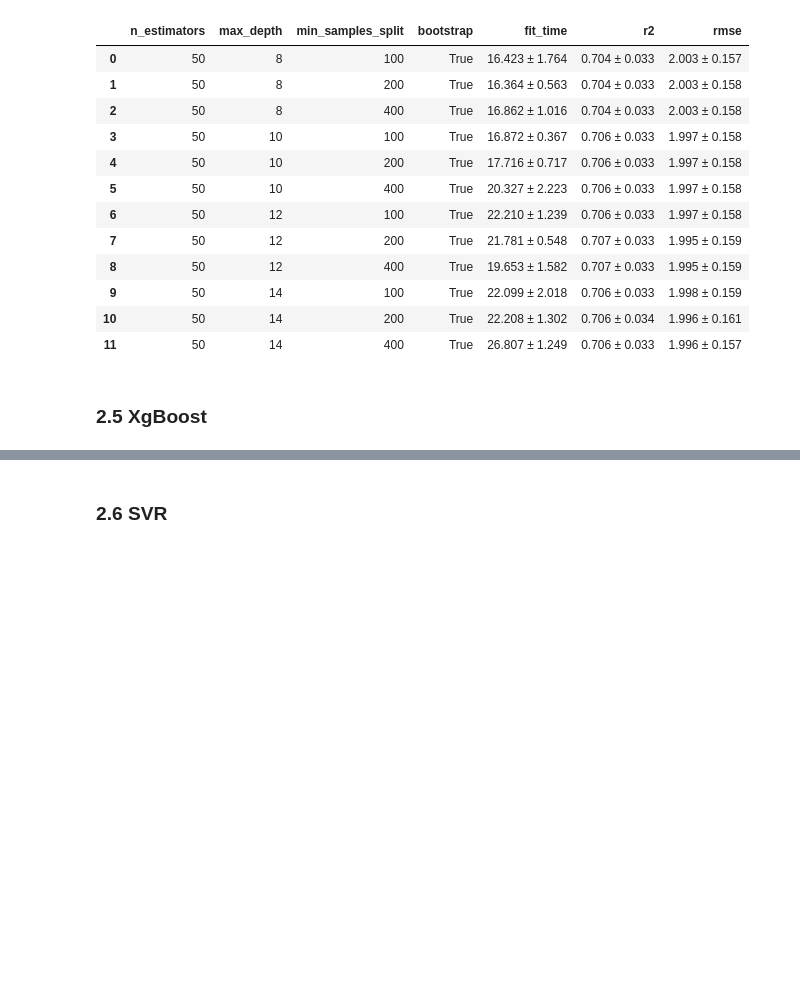
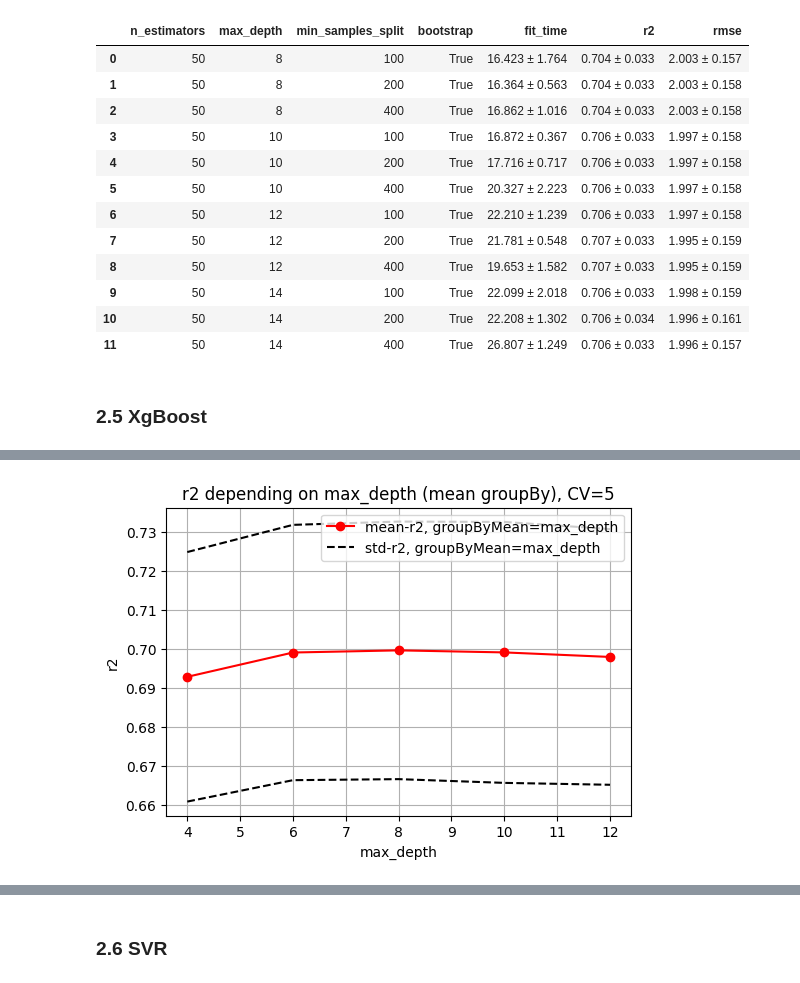
Before and after one commit to DarenXL/Apprentissage-Supervise-M2-MIA, a Jupyter notebook: Regression/regression.ipynb, the cells around one changed output, grey strips where cells are left out. Saved outputs shown, nothing was run; the diff lists cells and outputs as text; code cells hidden in the pictures; blank space fills up the shorter version.

```diff
--- a/Regression/regression.ipynb
+++ b/Regression/regression.ipynb
@@ -444,0 +469,4 @@ RFModel_CV.score_table()
+# %%
+RFModel_CV.plot_score(groupBy='max_depth')
+# %% [output]
+[figure, added]
```
Also changed, not shown: parts of 24 cells of this notebook, 1 other file.
